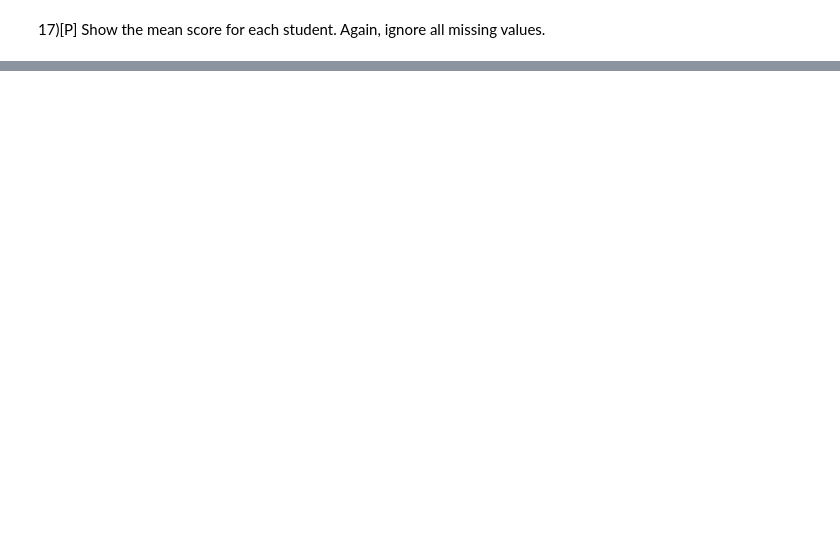
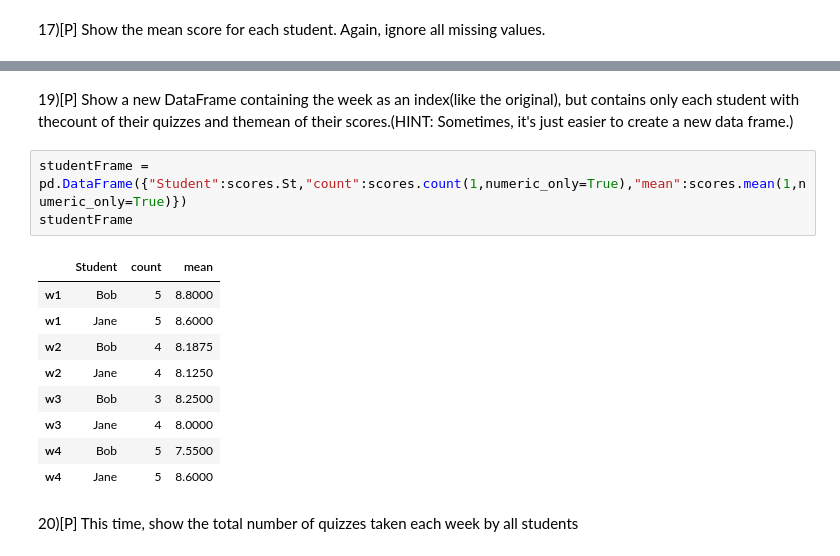
Before and after one commit to jpronchick/csci349_2023, a Jupyter notebook: labs/lab04.ipynb, the cells around one changed output, grey strips where cells are left out. Saved outputs shown, nothing was run; the diff lists cells and outputs as text; blank space fills up the shorter version.

```diff
--- a/labs/lab04.ipynb
+++ b/labs/lab04.ipynb
@@ -282,0 +311,17 @@ dtype: float64
+# %% [markdown]
+19)[P] Show a new DataFrame containing the week as an index(like the original), but contains only each student with thecount of their quizzes and themean of their scores.(HINT: Sometimes, it's just easier to create a new data frame.)
+# %%
+studentFrame = pd.DataFrame({"Student":scores.St,"count":scores.count(1,numeric_only=True),"mean":scores.mean(1,numeric_only=True)})
+studentFrame
+# %% [output]
+|  | Student | count | mean |
+| w1 | Bob | 5 | 8.8000 |
+| w1 | Jane | 5 | 8.6000 |
+| w2 | Bob | 4 | 8.1875 |
+| w2 | Jane | 4 | 8.1250 |
+| w3 | Bob | 3 | 8.2500 |
+| w3 | Jane | 4 | 8.0000 |
+| w4 | Bob | 5 | 7.5500 |
+| w4 | Jane | 5 | 8.6000 |
+# %% [markdown]
+20)[P] This time, show the total number of quizzes taken each week by all students
```
Also changed, not shown: parts of 15 cells of this notebook.
